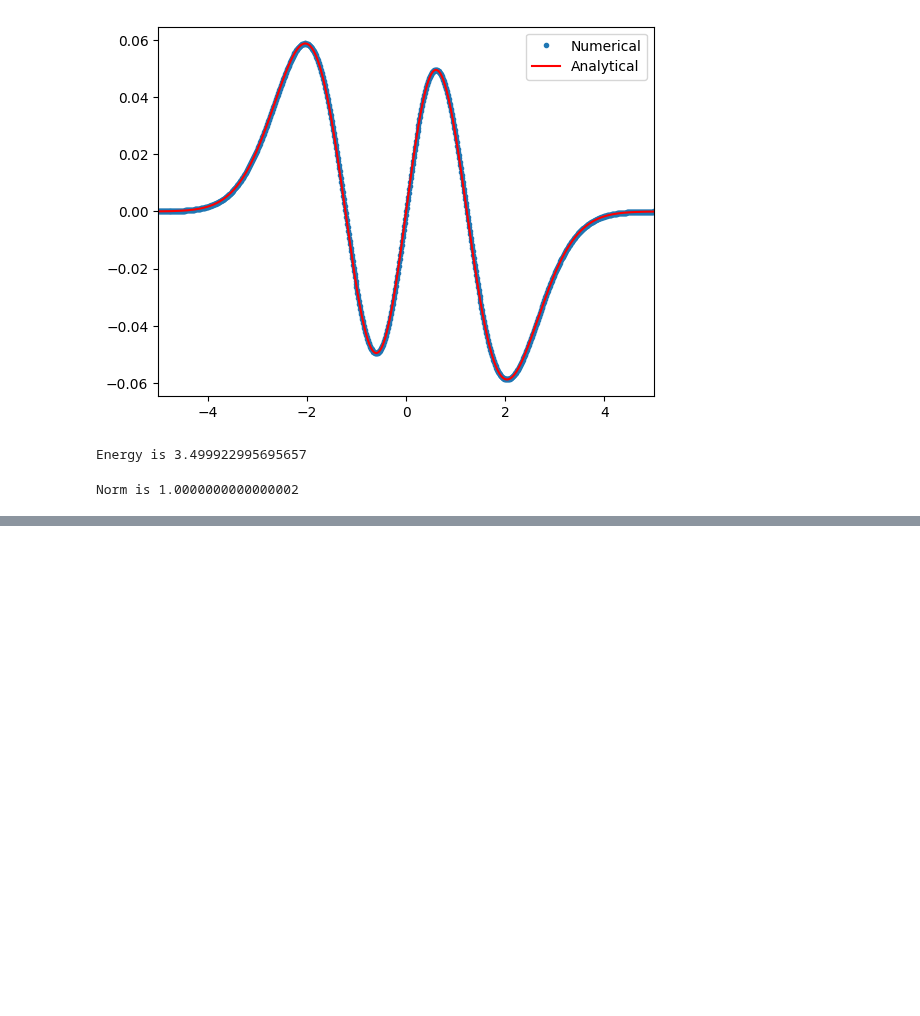
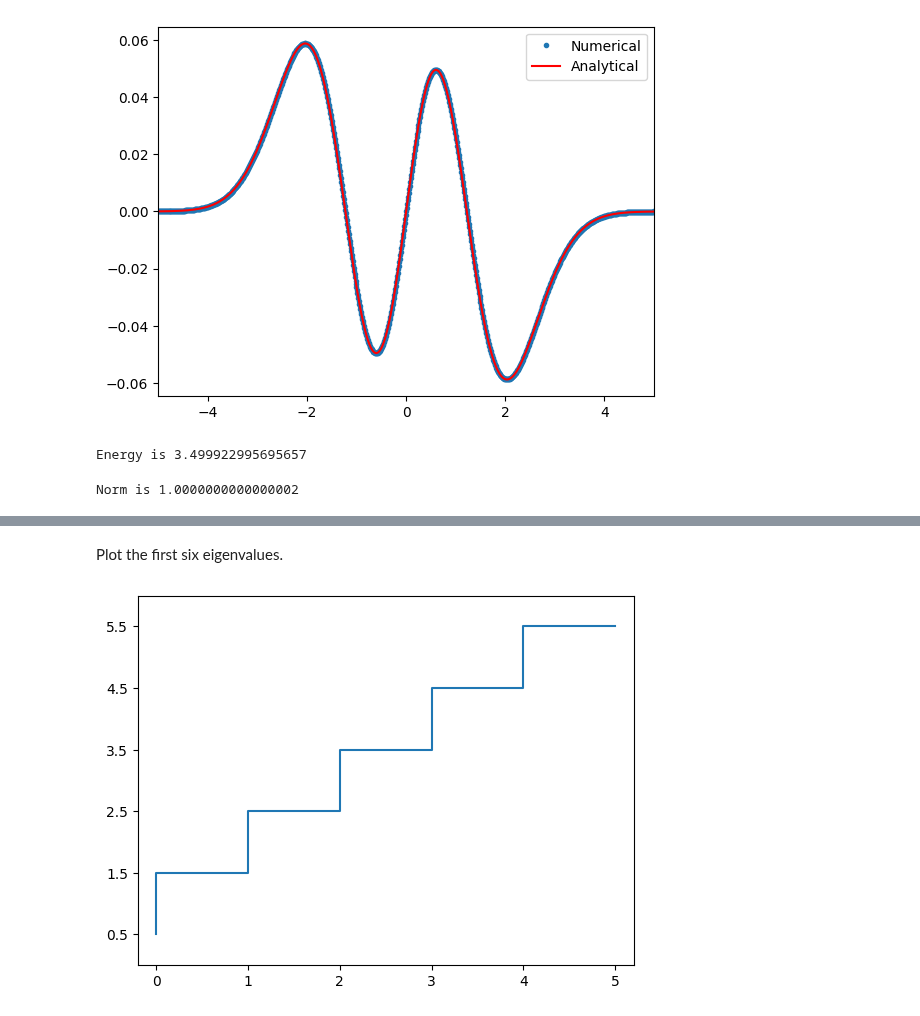
Before and after one commit to jchryssanthacopoulos/quantum_information, a Jupyter notebook: assignment_4/src/plot_eigenvectors.ipynb, the cells around one changed output, grey strips where cells are left out. Drawn from its saved outputs; the diff is of its cells as text; code cells hidden in the pictures; blank space fills up the shorter version.

```diff
--- a/assignment_4/src/plot_eigenvectors.ipynb
+++ b/assignment_4/src/plot_eigenvectors.ipynb
@@ -116,0 +163,9 @@ Norm is 1.0000000000000002
+# %% [markdown]
+Plot the first six eigenvalues.
+# %%
+plt.step(n[:6], eigenvalues[:6])
+plt.xlim([-0.2, 5.2])
+plt.ylim([0, 6])
+plt.yticks([0.5, 1.5, 2.5, 3.5, 4.5, 5.5]);
+# %% [output]
+[figure, added]
```
Also changed, not shown: parts of 26 cells of this notebook.
